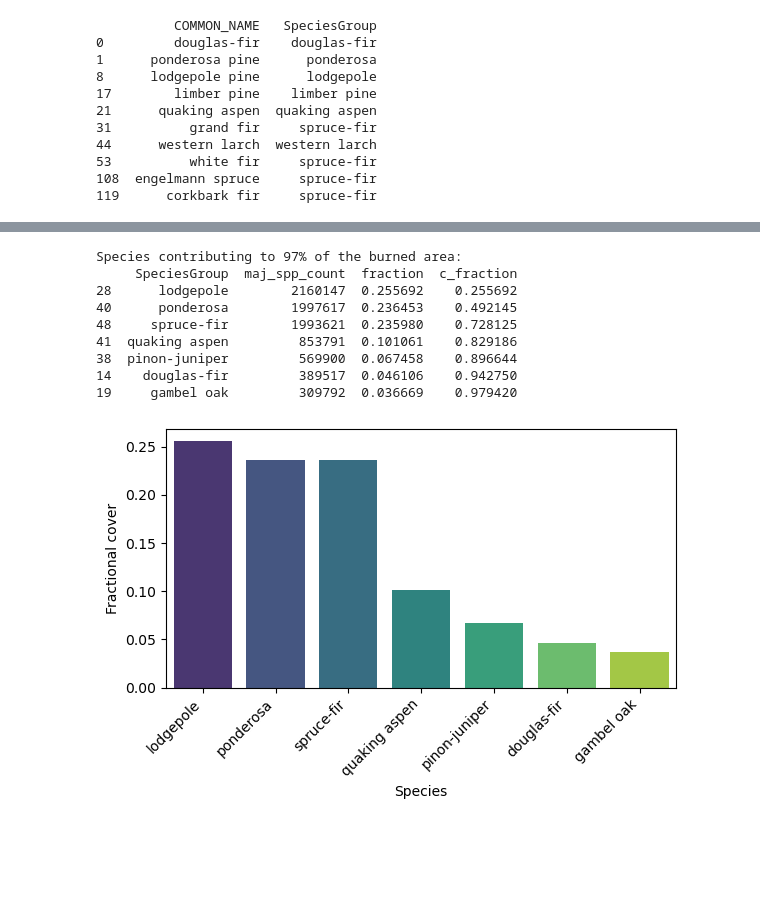
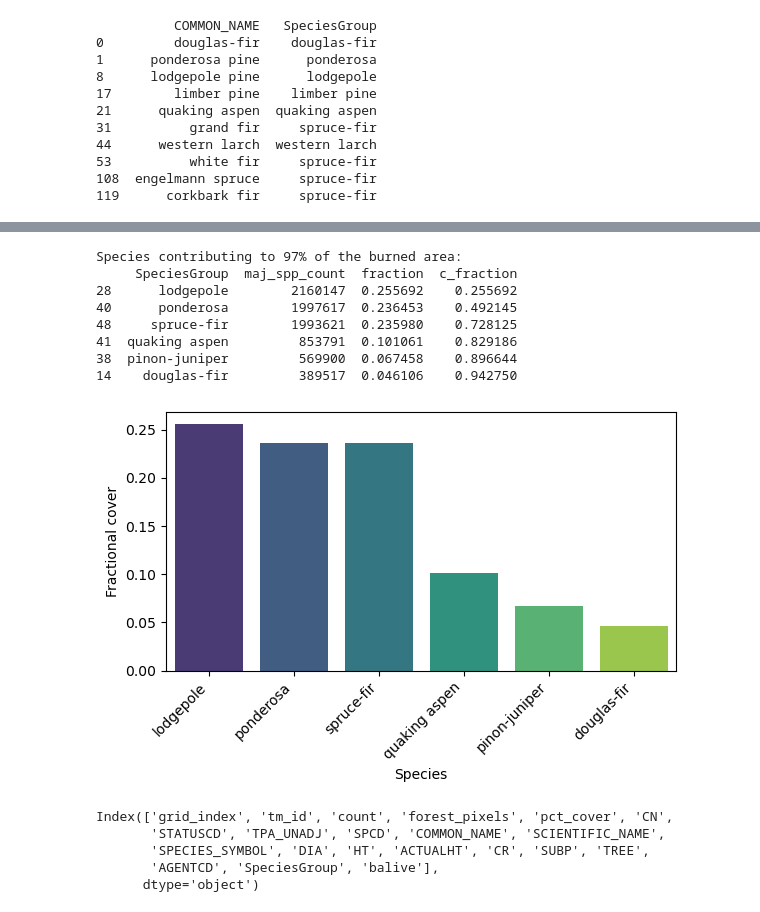
Before and after one commit to natshoff/aspen-fire-fork, a Jupyter notebook: Aim2/code/Python/04a_TreeMap_FIA.ipynb, the cells around one changed output, grey strips where cells are left out. Cells and saved outputs as stored; diff of their text form; code cells hidden in the pictures; blank space fills up the shorter version.

Commit message:
Tree Table usage

```diff
--- a/Aim2/code/Python/04a_TreeMap_FIA.ipynb
+++ b/Aim2/code/Python/04a_TreeMap_FIA.ipynb
@@ -308,33 +408,32 @@ spp_pr = (
     .reset_index()
     .rename(columns={'count': 'maj_spp_count'})
     .sort_values(by='maj_spp_count', ascending=False)
 )
 
 # calculate the fraction
 spp_pr['fraction'] = spp_pr['maj_spp_count'] / spp_pr['maj_spp_count'].sum()
 spp_pr = spp_pr.sort_values(by='fraction', ascending=False)
 
 # Identify species contributing 97% of the burned area
 spp_pr['c_fraction'] = spp_pr['fraction'].cumsum()
-top_species = spp_pr[spp_pr['c_fraction'] <= 0.98]
+top_species = spp_pr[spp_pr['c_fraction'] <= 0.97]
 print(f"\nSpecies contributing to 97% of the burned area:\n{top_species}\n")
 
 # plot it
 plt.figure(figsize=(6, 4))
 sns.barplot(data=top_species, x='SpeciesGroup', y='fraction', palette='viridis')
 plt.xlabel('Species')
 plt.ylabel('Fractional cover')
 plt.xticks(rotation=45, ha='right')
 plt.tight_layout()
 plt.show()
 # %% [output]
 Species contributing to 97% of the burned area:
      SpeciesGroup  maj_spp_count  fraction  c_fraction
 28      lodgepole        2160147  0.255692    0.255692
 40      ponderosa        1997617  0.236453    0.492145
 48     spruce-fir        1993621  0.235980    0.728125
 41  quaking aspen         853791  0.101061    0.829186
 38  pinon-juniper         569900  0.067458    0.896644
 14    douglas-fir         389517  0.046106    0.942750
-19     gambel oak         309792  0.036669    0.979420
-[figure, old version]
+[figure, new version]
@@ -342,0 +440,9 @@ spp_pct_cover.head()
+# %%
+# Calculate the species gradient (proportions) based on Tree Table
+grid_trees.columns
+# %% [output]
+Index(['grid_index', 'tm_id', 'count', 'forest_pixels', 'pct_cover', 'CN',
+       'STATUSCD', 'TPA_UNADJ', 'SPCD', 'COMMON_NAME', 'SCIENTIFIC_NAME',
+       'SPECIES_SYMBOL', 'DIA', 'HT', 'ACTUALHT', 'CR', 'SUBP', 'TREE',
+       'AGENTCD', 'SpeciesGroup', 'balive'],
+      dtype='object')
```
Also changed, not shown: parts of 17 cells of this notebook, 1 other file.
